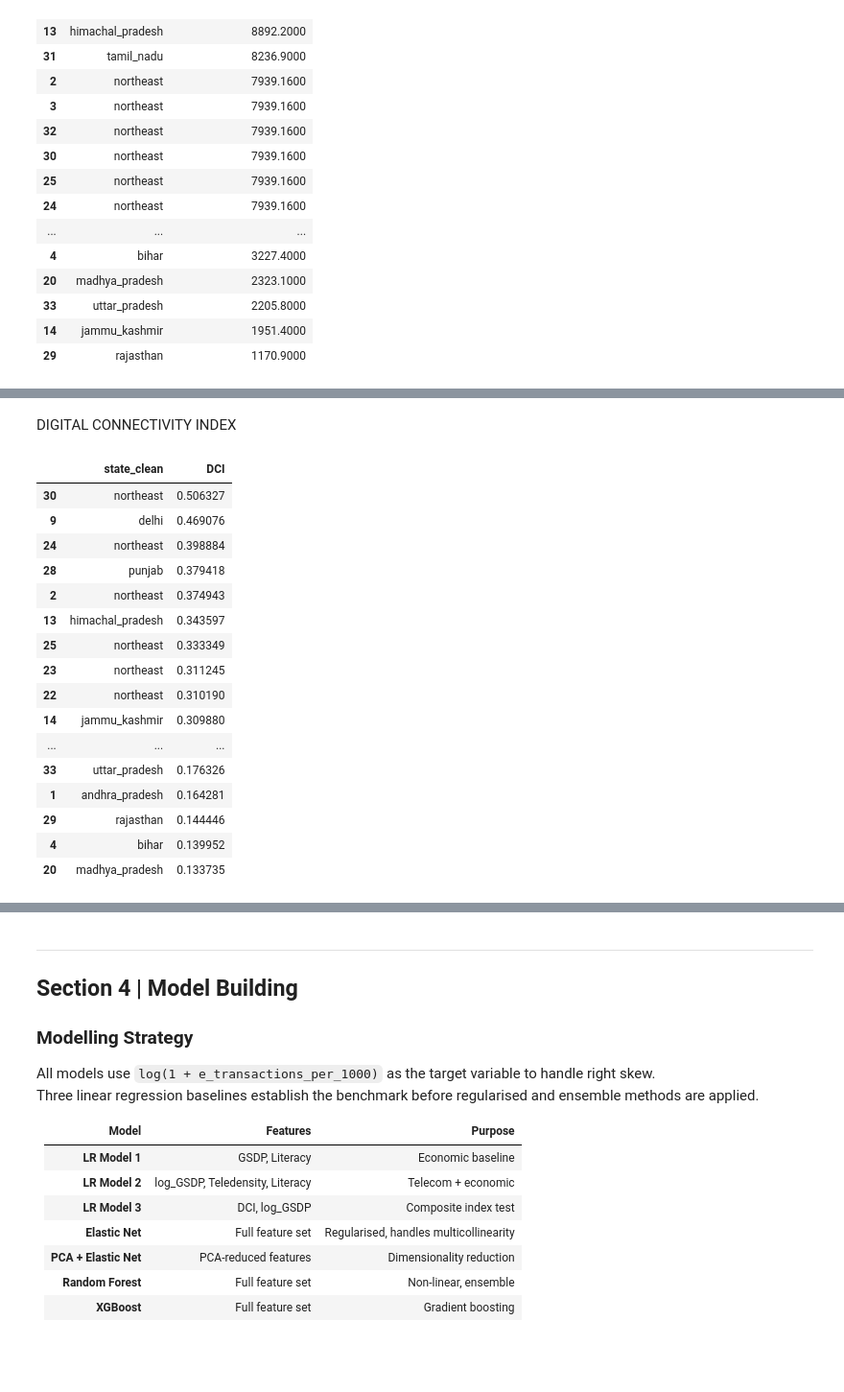
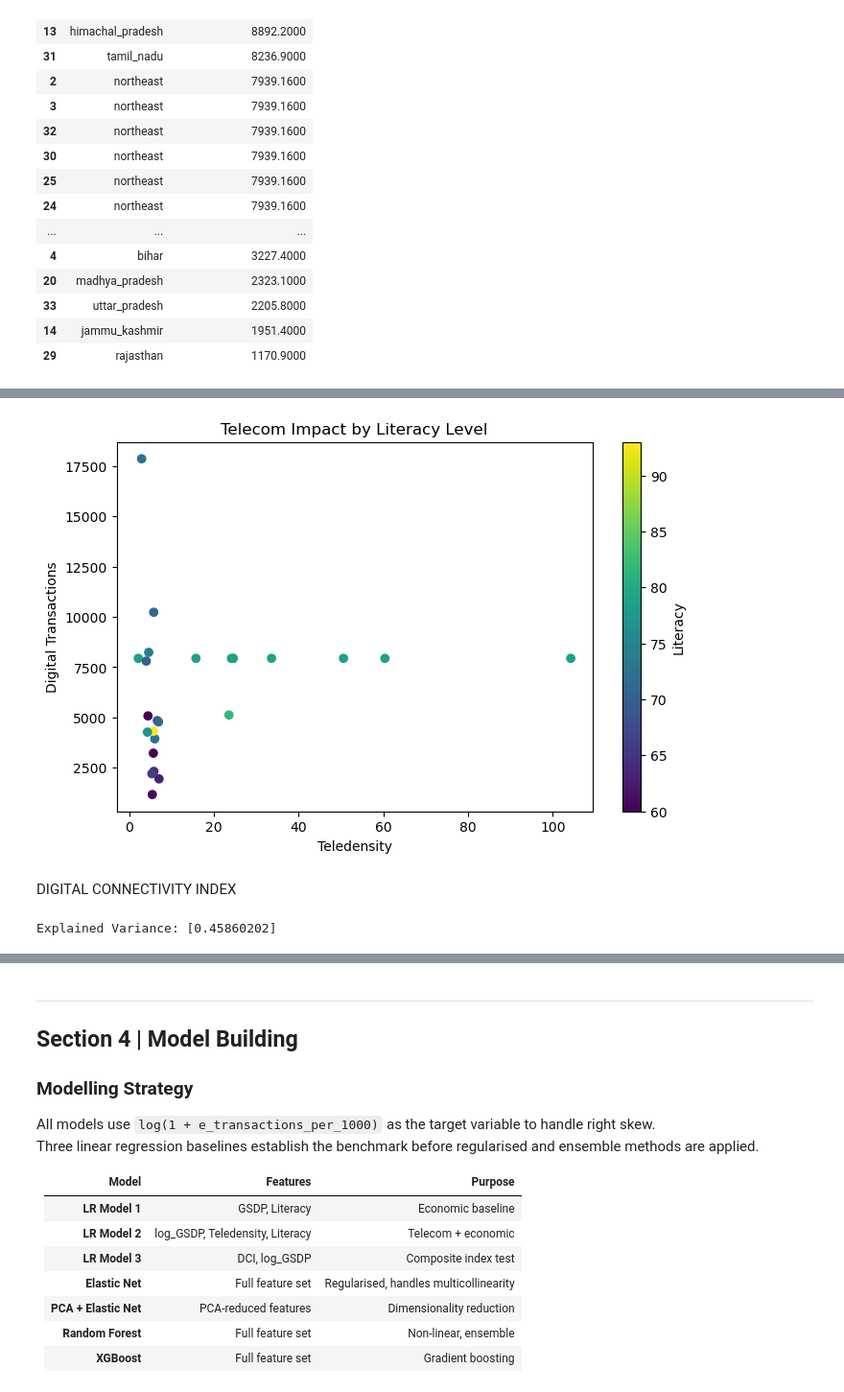
Before and after one commit to Adwaiy/telecom-digital-growth-india, a Jupyter notebook: telcom_analysis.ipynb, the cells around one changed output, grey strips where cells are left out. Shown at 96% size. Drawn from its saved outputs; the diff is of its cells as text; code cells hidden in the pictures; blank space fills up the shorter version.

```diff
--- a/telcom_analysis.ipynb
+++ b/telcom_analysis.ipynb
@@ -331,50 +331,49 @@ df['digital_per_subscriber'] = (
     df['e_transactions'] /
     df['total_subscribers (in mil)']
 )
+# %%
+import matplotlib.pyplot as plt
+
+plt.figure(figsize=(8,5))
+
+plt.scatter(
+    df_model['TELEDENSITY'],
+    df_model['e_transactions_per_1000'],
+    c=df_model['literacy'],
+)
+
+plt.xlabel("Teledensity")
+plt.ylabel("Digital Transactions")
+plt.title("Telecom Impact by Literacy Level")
+
+plt.colorbar(label='Literacy')
+
+plt.show()
+# %% [output]
+[figure, added]
 # %% [markdown]
 DIGITAL CONNECTIVITY INDEX
 # %%
+from sklearn.decomposition import PCA
+from sklearn.preprocessing import StandardScaler
+
 dci_features = df[[
     'TELEDENSITY',
-    '5G PENETRATION',
-    'subscriber_growth_rate',
-    'literacy'
+    'literacy',
+    'subscriber_growth_rate'
 ]]
-from sklearn.preprocessing import MinMaxScaler
 
-scaler = MinMaxScaler()
+scaler = StandardScaler()
 
-scaled_features = scaler.fit_transform(dci_features)
+scaled_dci = scaler.fit_transform(dci_features)
 
-scaled_df = pd.DataFrame(
-    scaled_features,
-    columns=dci_features.columns
+pca = PCA(n_components=1)
+
+df['DCI_PCA'] = pca.fit_transform(scaled_dci)
+
+print(
+    "Explained Variance:",
+    pca.explained_variance_ratio_
 )
-scaled_df['DCI'] = (
-    0.25 * scaled_df['TELEDENSITY'] +
-    0.25 * scaled_df['5G PENETRATION'] +
-    0.25 * scaled_df['subscriber_growth_rate'] +
-    0.25 * scaled_df['literacy']
-)
-df['DCI'] = scaled_df['DCI']
-df.sort_values('DCI', ascending=False)[
-    ['state_clean', 'DCI']
-]
 # %% [output]
-|  | state_clean | DCI |
-| 30 | northeast | 0.506327 |
-| 9 | delhi | 0.469076 |
-| 24 | northeast | 0.398884 |
-| 28 | punjab | 0.379418 |
-| 2 | northeast | 0.374943 |
-| 13 | himachal_pradesh | 0.343597 |
-| 25 | northeast | 0.333349 |
-| 23 | northeast | 0.311245 |
-| 22 | northeast | 0.310190 |
-| 14 | jammu_kashmir | 0.309880 |
-| ... | ... | ... |
-| 33 | uttar_pradesh | 0.176326 |
-| 1 | andhra_pradesh | 0.164281 |
-| 29 | rajasthan | 0.144446 |
-| 4 | bihar | 0.139952 |
-| 20 | madhya_pradesh | 0.133735 |
+Explained Variance: [0.45860202]
```
Also changed, not shown: parts of 17 cells of this notebook, 2 other files.
